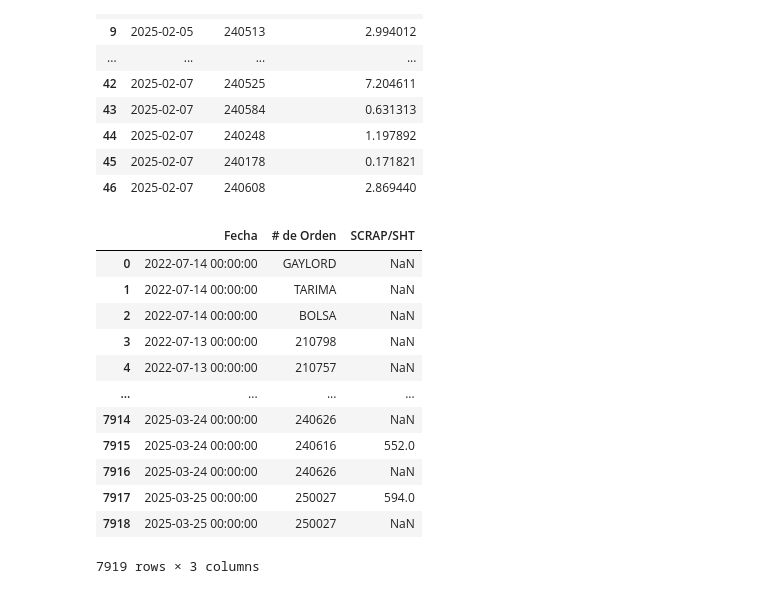
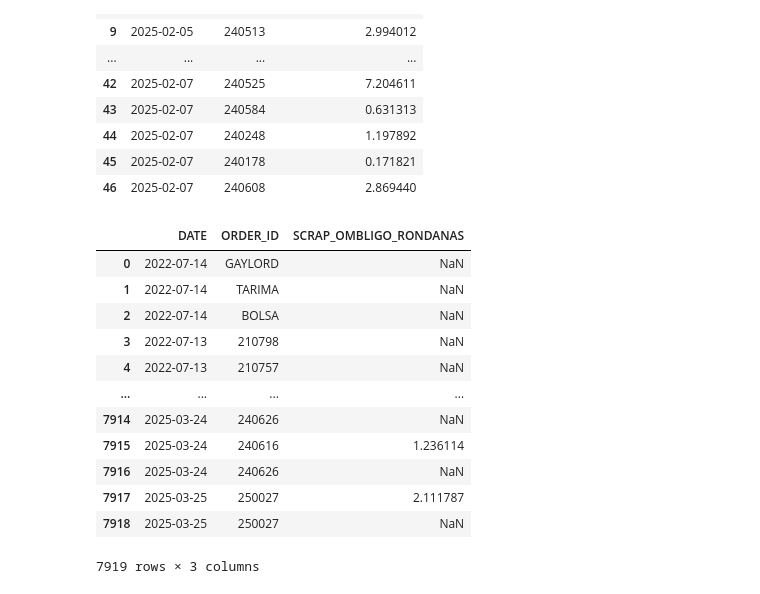
Before and after one commit to Osminalx/pd-report-generator, a Jupyter notebook: tests.ipynb, the cells around one changed output. Cells and saved outputs as stored; diff of their text form; code cells hidden in the pictures.

Commit message:
:bug: wrong column error fix

```diff
--- a/tests.ipynb
+++ b/tests.ipynb
@@ -150,35 +150,41 @@ al_df
 # %%
 files = [
     ("./Archivos/OMBLIGOS ALUMINIOS RELACION DE SCRAP EN CONTENEDORES METAL-HULE.xlsm","RELACION ALUMINIO"),
     ("./Archivos/OMBLIGOS GALVANIZADOS RELACION DE SCRAP EN CONTENEDORES METAL-HULE.xlsm","RELACION GALVANIZADO")
 ]
 
-dataframes = []
+def generate_navel_df(
+    files: list[(str, str)]
+) -> pd.DataFrame:
+    dataframes = []
 
-needed_columns = [1,2,16]
+    # [1, 2, 17] columnas
 
-for file,sheet in files:
-    df = pd.read_excel(file,sheet_name=sheet,header=9)
+    for file, sheet in files:
+        df = pd.read_excel(file, sheet_name=sheet, header=9, engine="openpyxl")
+        df = df.iloc[:, [1, 2, 18]]
+        df.columns = ["DATE", "ORDER_ID", "SCRAP_OMBLIGO_RONDANAS"]
 
-    df = df.iloc[:,needed_columns]
+        # Convertir y filtrar
+        df["DATE"] = pd.to_datetime(df["DATE"], errors="coerce").dt.date
 
-    df.columns = ["Fecha","# de Orden","SCRAP/SHT"]
+        dataframes.append(df)
 
-    dataframes.append(df)
+    return pd.concat(dataframes, ignore_index=True)
 
-final_df = pd.concat(dataframes,ignore_index=True)
-final_df
+navel_df = generate_navel_df(files)
+navel_df
 # %% [output]
-|  | Fecha | # de Orden | SCRAP/SHT |
-| 0 | 2022-07-14 00:00:00 | GAYLORD | NaN |
-| 1 | 2022-07-14 00:00:00 | TARIMA | NaN |
-| 2 | 2022-07-14 00:00:00 | BOLSA | NaN |
-| 3 | 2022-07-13 00:00:00 | 210798 | NaN |
-| 4 | 2022-07-13 00:00:00 | 210757 | NaN |
+|  | DATE | ORDER_ID | SCRAP_OMBLIGO_RONDANAS |
+| 0 | 2022-07-14 | GAYLORD | NaN |
+| 1 | 2022-07-14 | TARIMA | NaN |
+| 2 | 2022-07-14 | BOLSA | NaN |
+| 3 | 2022-07-13 | 210798 | NaN |
+| 4 | 2022-07-13 | 210757 | NaN |
 | ... | ... | ... | ... |
-| 7914 | 2025-03-24 00:00:00 | 240626 | NaN |
-| 7915 | 2025-03-24 00:00:00 | 240616 | 552.0 |
-| 7916 | 2025-03-24 00:00:00 | 240626 | NaN |
-| 7917 | 2025-03-25 00:00:00 | 250027 | 594.0 |
-| 7918 | 2025-03-25 00:00:00 | 250027 | NaN |
+| 7914 | 2025-03-24 | 240626 | NaN |
+| 7915 | 2025-03-24 | 240616 | 1.236114 |
+| 7916 | 2025-03-24 | 240626 | NaN |
+| 7917 | 2025-03-25 | 250027 | 2.111787 |
+| 7918 | 2025-03-25 | 250027 | NaN |
 7919 rows × 3 columns
```
Also changed, not shown: parts of 2 cells of this notebook, 1 other file.
